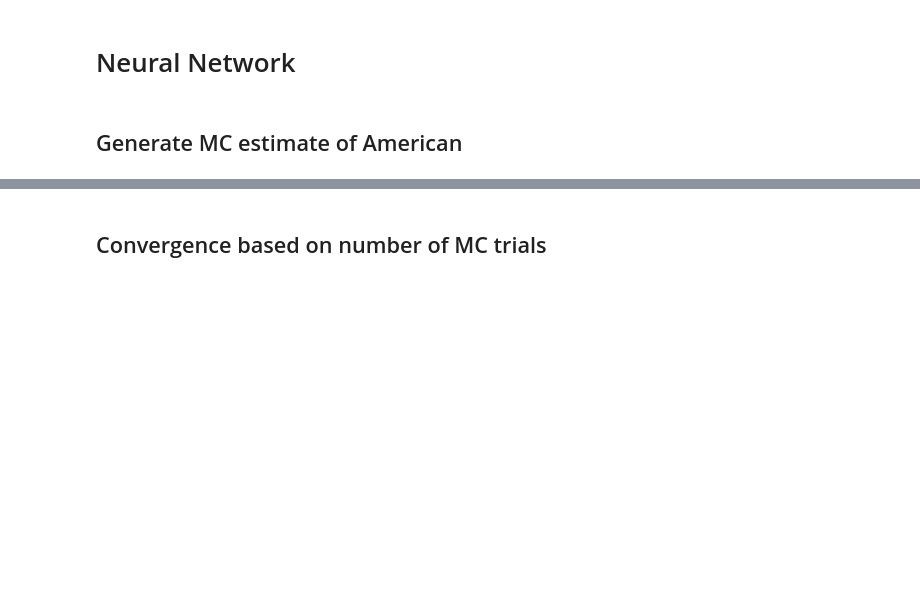
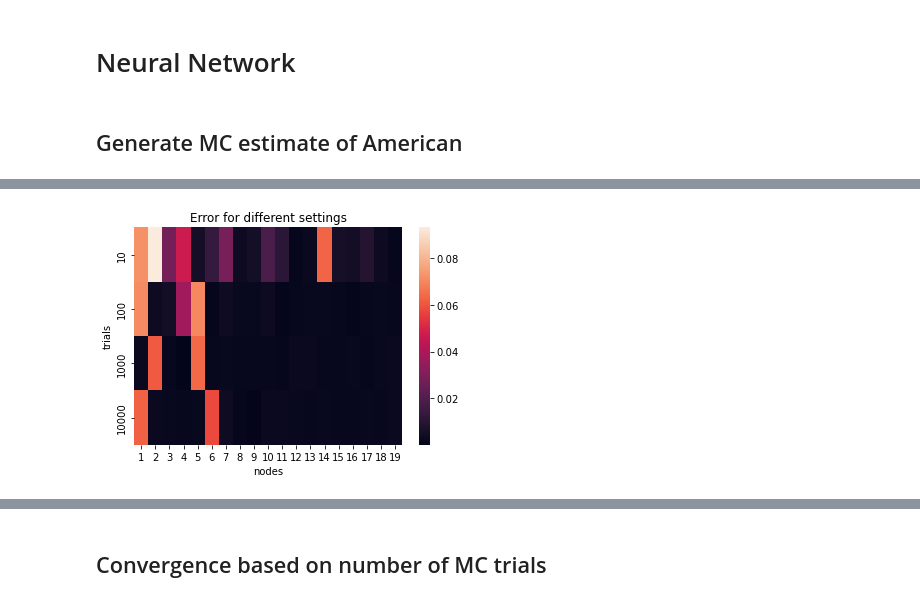
Before and after one commit to SByeUva/advance_computational_finance, a Jupyter notebook: NN-sensitivities.ipynb, the cells around one changed output, grey strips where cells are left out. Drawn from its saved outputs; the diff is of its cells as text; code cells hidden in the pictures; blank space fills up the shorter version.

```diff
--- a/NN-sensitivities.ipynb
+++ b/NN-sensitivities.ipynb
@@ -279,0 +328,9 @@ american_se = np.mean(trial_se)
+# %%
+s=sns.heatmap(abs(ans_new-american_mean), xticklabels=nodes, yticklabels=trials)
+
+s.set_xlabel("nodes")
+s.set_ylabel("trials")
+s.set_title("Error for different settings")
+s.figure.savefig("figures/error_heatmap.pdf", dpi=300)
+# %% [output]
+[figure, added]
```
Also changed, not shown: parts of 14 cells of this notebook, 8 other files.
